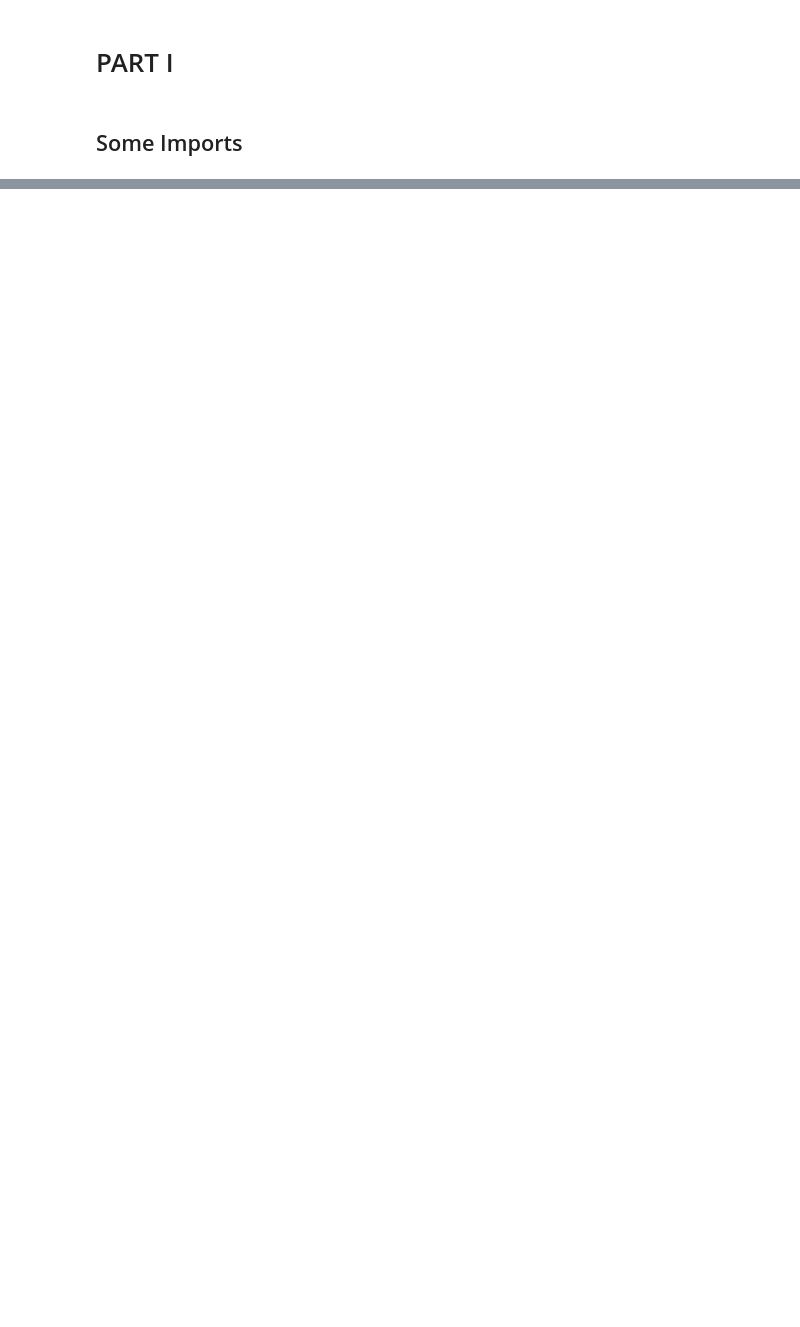
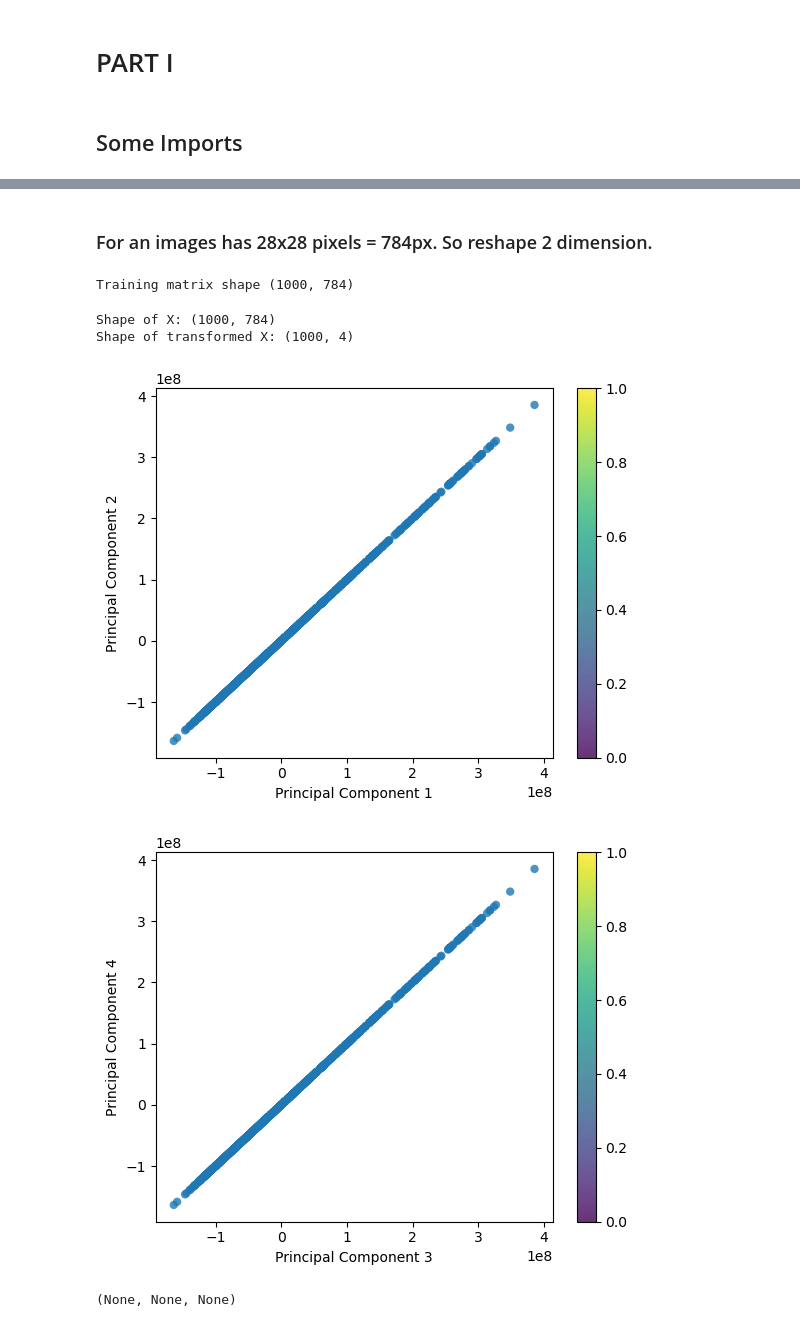
Before and after one commit to mehmet-ercan/MachineLearning, a Jupyter notebook: HW3/HW3_AKCAN_ERCAN_244201001033.ipynb, the cells around one changed output, grey strips where cells are left out. Drawn from its saved outputs; the diff is of its cells as text; code cells hidden in the pictures; blank space fills up the shorter version.

```diff
--- a/HW3/HW3_AKCAN_ERCAN_244201001033.ipynb
+++ b/HW3/HW3_AKCAN_ERCAN_244201001033.ipynb
@@ -16,3 +13,6 @@ To enable the following instructions: AVX2 AVX512F AVX512_VNNI FMA, in other ope
 # %%
 (X_train, y_train), (X_test, y_test) = mnist.load_data()
+
+idx = np.random.permutation(len(X_train))  # Get a portion of the data with random
+X_train_subset = X_train[idx][:1000]
 # %%
@@ -29,0 +39,8 @@ Y_test:  (10000,)
+# %% [markdown]
+### For an images has 28x28 pixels = 784px. So reshape 2 dimension.
+# %%
+X_train_subset = X_train_subset.reshape(1000, 784)
+X_train_subset = X_train_subset.astype('float32')  # Change integers to 32-bit floating point numbers
+print("Training matrix shape", X_train_subset.shape)
+# %% [output]
+Training matrix shape (1000, 784)
@@ -29,0 +79,38 @@ Y_test:  (10000,)
+# %%
+def pca(X_train_subset):
+    mean, weights, vectors = None, None, None
+    X = X_train_subset  # Data
+
+    # Project the data onto the 4 primary principal components
+    pca = PCA(4)
+    pca.fit(X)
+    X_projected = pca.transform(X)
+
+    print("Shape of X:", X.shape)
+    print("Shape of transformed X:", X_projected.shape)
+
+    x1 = X_projected[:, 0]
+    x2 = X_projected[:, 1]
+    plt.scatter(x1, x2, edgecolor="none", alpha=0.8)
+    plt.xlabel("Principal Component 1")
+    plt.ylabel("Principal Component 2")
+    plt.colorbar()
+    plt.show()
+
+    x3 = X_projected[:, 2]
+    x4 = X_projected[:, 3]
+    plt.scatter(x3, x4, edgecolor="none", alpha=0.8)
+    plt.xlabel("Principal Component 3")
+    plt.ylabel("Principal Component 4")
+    plt.colorbar()
+    plt.show()
+
+    return mean, weights, vectors
+# %%
+pca(X_train_subset)
+# %% [output]
+Shape of X: (1000, 784)
+Shape of transformed X: (1000, 4)
+[figure, added]
+[figure, added]
+(None, None, None)
```
Also changed, not shown: parts of 4 cells of this notebook.
